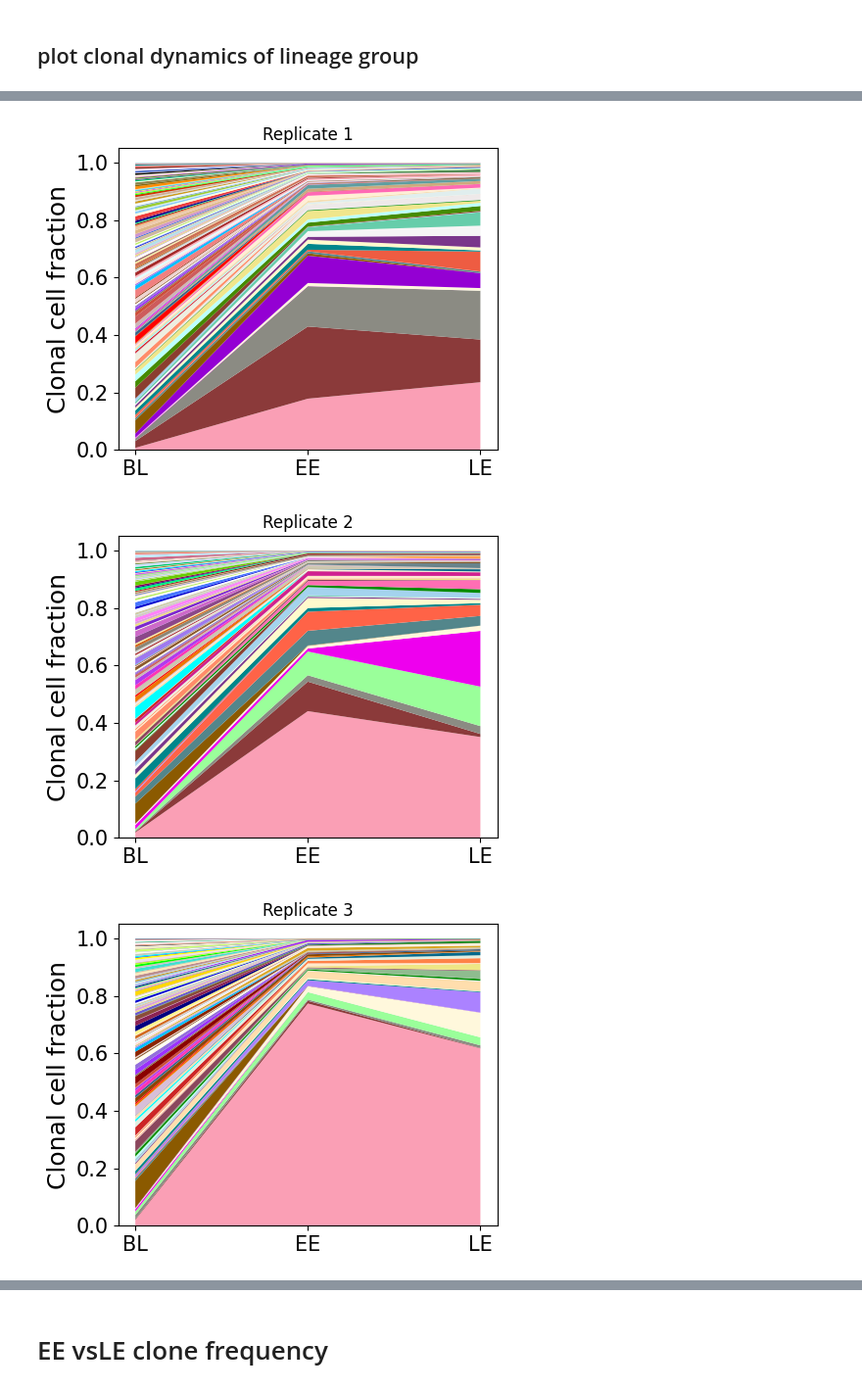
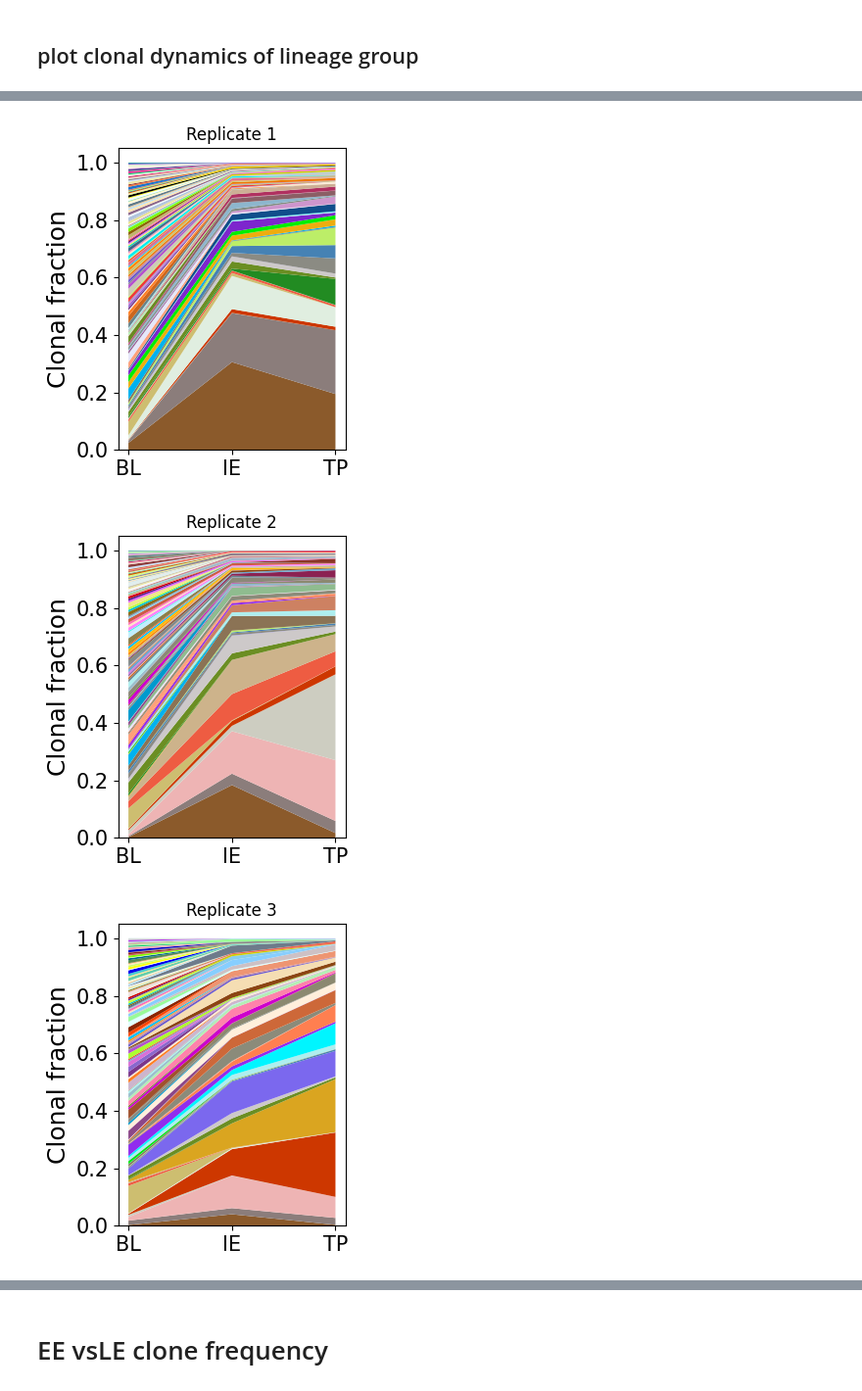
Before and after one commit to liangzhenhou/eTRACER, a Jupyter notebook: LineageTracing/scRNA/step02_clone_detection_and_plot_clonal_dynamics.ipynb, the cells around one changed output, grey strips where cells are left out. Shown at 98% size. Cells and saved outputs as stored; diff of their text form; code cells hidden in the pictures.

```diff
--- a/LineageTracing/scRNA/step02_clone_detection_and_plot_clonal_dynamics.ipynb
+++ b/LineageTracing/scRNA/step02_clone_detection_and_plot_clonal_dynamics.ipynb
@@ -1310,16 +1254,12 @@ pivot_df
 # %%
 import matplotlib.pyplot as plt
-pivot_df = cell_lineage.groupby(["lineageGrp", "time"]).size().unstack(fill_value=0)
-pivot_df = pivot_df.loc[pivot_df.sum(axis=1).sort_values(ascending=False).index]
-pivot_df = pivot_df[['T3','T2','T1']]
-pivot_df.columns = ['LE','EE','BL']
-pivot_df.index = range(1,176)
 plt.rcParams['pdf.fonttype'] = 42
-plt.gcf().set_size_inches(20, 6)
-ax = pivot_df.plot(kind="bar", stacked=True, color=['#000000','#000000', '#000000'], figsize=(20, 6))
+plt.gcf().set_size_inches(28, 5)
+ax = pivot_df.plot(kind="bar", stacked=True, color=['#b7b7d9','#b7b7d9', '#b7b7d9'], figsize=(28, 5))
 #ax.set_xticks(range(1,len(pivot_df.index)+1))
 ax.set_yscale("log")
 ax.legend().remove()
-plt.ylabel('cell number')
+plt.xlabel('Clone')
+plt.ylabel('Clone size')
 plt.savefig('/syn1/liangzhen/jinhua_jilab_project/result/Figures/Figure2/clone_size_distribution.pdf')
 # %% [output]
@@ -1328,4 +1267,0 @@ plt.savefig('/syn1/liangzhen/jinhua_jilab_project/result/Figures/Figure2/clone_s
-# %%
-pivot_df['old_lineageGrp'] = pivot_df.index.to_list()
-pivot_df['new_lineageGrp'] = range(1,176)
-pivot_df
@@ -1459,7 +1299,5 @@ color_dict
-# %%
-color_dict['1'] = '#fa9fb5'
 # %%
-cell_lineage = pd.read_csv('/syn1/liangzhen/jinhua_jilab_project/result/DNA_Amplicon/cell_lineage.T1_T2_T3a.csv')
+cell_lineage = pd.read_csv('/syn1/liangzhen/jinhua_jilab_project/result/DNA_Amplicon/cell_lineage.BLEELE.csv',sep=',')
 cell_lineage['Time.point'] = [ cellBC.split('_')[0] for cellBC in cell_lineage['cellBC']]
 cell_lineage['Sample'] = [ '_'.join(cellBC.split('_')[0:len(cellBC.split('_'))-1]) for cellBC in cell_lineage['cellBC']]
 cell_lineage['lineageGrp'] = cell_lineage['lineageGrp'].astype('str')
@@ -1513,31 +1352,32 @@ clone_counts['merged_rep'] = [ sample[0:8] for sample in clone_counts['Sample']]
 # %%
 exp = ['a3028','a3026','a3030']
 i = 0
 for lineage in lineages:
     clone_counts_sub = clone_counts[clone_counts.merged_rep.isin(list(lineage))]
     clone_counts_sub = clone_counts_sub.groupby(['Time.point','lineageGrp'])['count'].sum().reset_index()
     clone_counts_sub = clone_counts_sub.pivot(index='lineageGrp',columns='Time.point',values='count')
     clone_counts_sub = clone_counts_sub.fillna(0)
     time_points = ['T1', 'T2', 'T3']
     normalized_data = clone_counts_sub/clone_counts_sub.sum(axis=0)
-    normalized_data = normalized_data.loc[cell_lineage['lineageGrp'].value_counts().index[cell_lineage['lineageGrp'].value_counts().index.isin(normalized_data.index)],:]
+    normalized_data = normalized_data.loc[pivot_df['new_lineageGrp'][pivot_df['new_lineageGrp'].isin(normalized_data.index)],:]
+    normalized_data.to_csv('/syn1/liangzhen/jinhua_jilab_project/result/DNA_Amplicon/clone_frequency/'+ exp[i]+ '_clone_freq.csv' )
     fig, ax = plt.subplots(figsize=(5,4))
     plt.rcParams['pdf.fonttype'] = 42
-    plt.gcf().set_size_inches(5, 4)
+    plt.gcf().set_size_inches(3, 4)
     ax.stackplot(time_points, normalized_data, colors=[color_dict[str(lin)] for lin in normalized_data.index.unique().to_list()],linewidth=0)
     ax.set_xlabel('Time point',fontsize=18)
     ax.set_ylabel('Clone frequency',fontsize=18)
     ax.tick_params(axis='y',labelsize=15)
     ax.tick_params(axis='x',labelsize=15)
     ax.set_title(exp[i])
-    plt.xticks(['T1','T2','T3'],['BL','EE','LE'])
+    plt.xticks(['T1','T2','T3'],['BL','IE','TP'])
     plt.xlabel('')
-    plt.ylabel('Clonal cell fraction')
+    plt.ylabel('Clonal fraction')
     plt.title('Replicate '+str(i+1))
     plt.savefig('/syn1/liangzhen/jinhua_jilab_project/result/Figures/Figure2/clone_dynamics_'+ exp[i]+'.pdf', dpi=500, bbox_inches='tight')
     plt.show()
     i = i + 1
 # %% [output]
-[figure, old version]
+[figure, new version]
-[figure, old version]
+[figure, new version]
-[figure, old version]
+[figure, new version]
```
Also changed, not shown: parts of 103 cells of this notebook.
